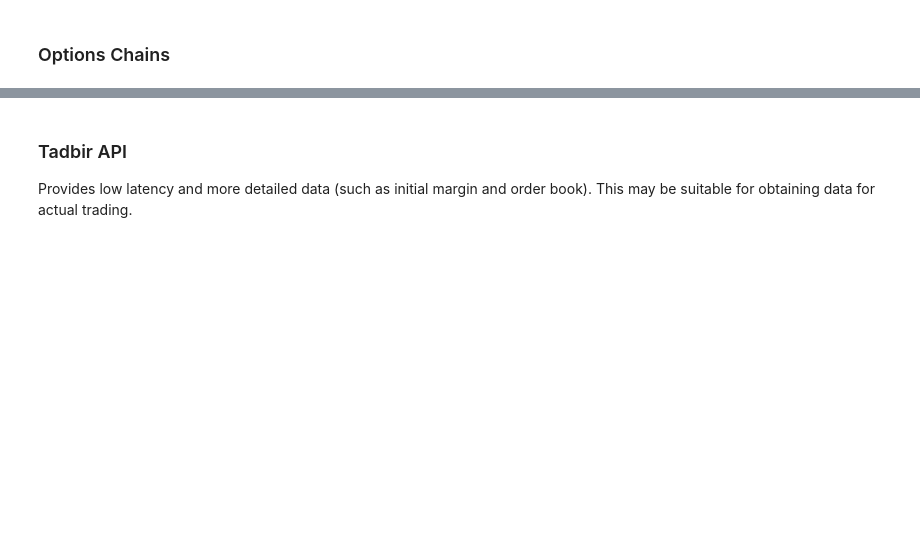
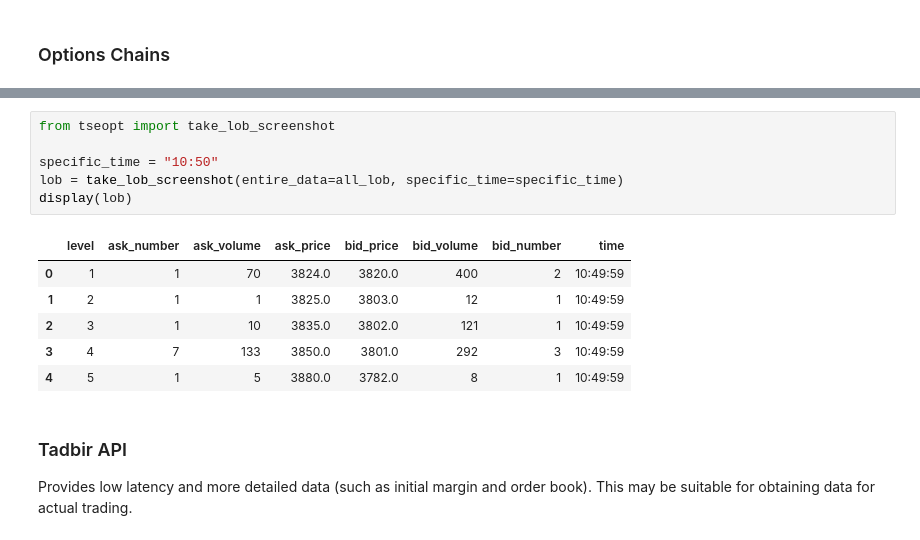
Before and after one commit to masoudghah/TSELiveOptionData, a Jupyter notebook: README.ipynb, the cells around one changed output, grey strips where cells are left out. Cells and saved outputs as stored; diff of their text form; blank space fills up the shorter version.

```diff
--- a/README.ipynb
+++ b/README.ipynb
@@ -250,3 +274,16 @@ Strike Price:  13000
+# %%
+from tseopt import take_lob_screenshot
+
+specific_time = "10:50"
+lob = take_lob_screenshot(entire_data=all_lob, specific_time=specific_time)
+display(lob)
+# %% [output]
+|  | level | ask_number | ask_volume | ask_price | bid_price | bid_volume | bid_number | time |
+| 0 | 1 | 1 | 70 | 3824.0 | 3820.0 | 400 | 2 | 10:49:59 |
+| 1 | 2 | 1 | 1 | 3825.0 | 3803.0 | 12 | 1 | 10:49:59 |
+| 2 | 3 | 1 | 10 | 3835.0 | 3802.0 | 121 | 1 | 10:49:59 |
+| 3 | 4 | 7 | 133 | 3850.0 | 3801.0 | 292 | 3 | 10:49:59 |
+| 4 | 5 | 1 | 5 | 3880.0 | 3782.0 | 8 | 1 | 10:49:59 |
 # %% [markdown]
 ### Tadbir API
 Provides low latency and more detailed data (such as initial margin and order book). This may be suitable for obtaining data for actual trading.
```
Also changed, not shown: parts of 14 cells of this notebook, 7 other files.
